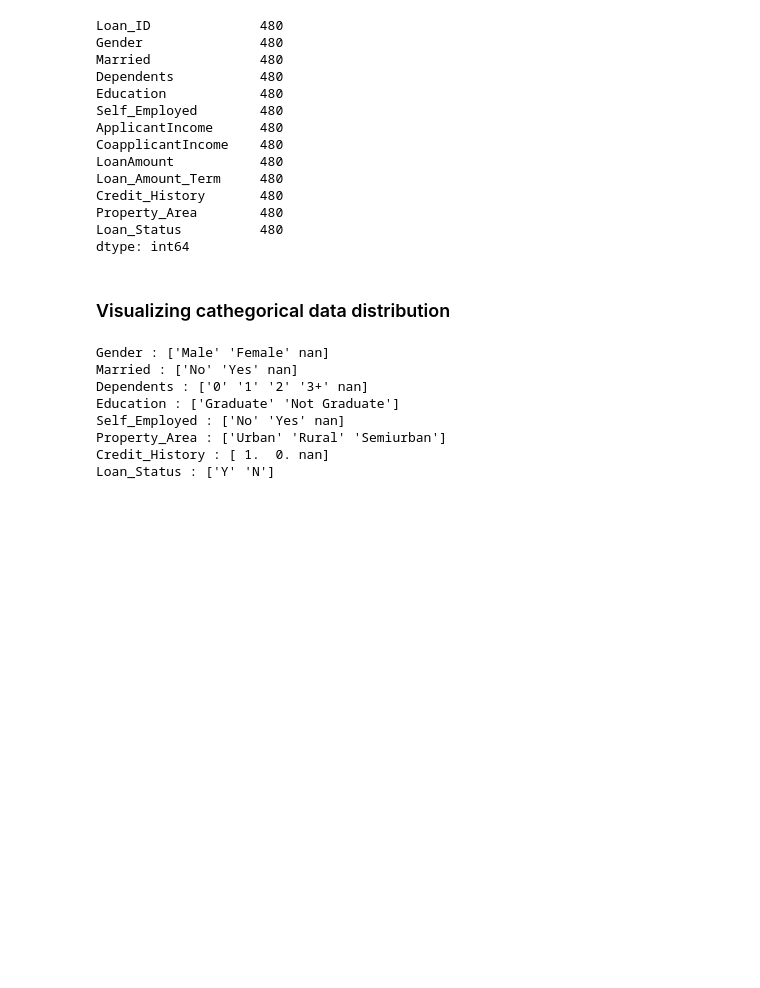
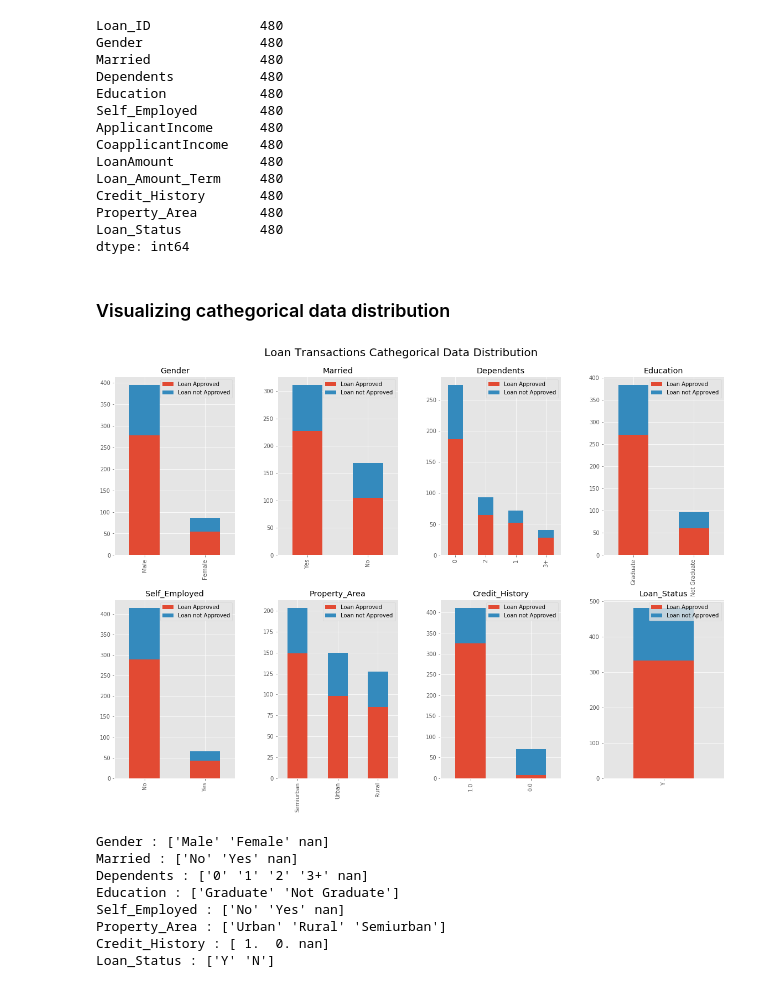
Before and after one commit to lucasthim/loan-prediction, a Jupyter notebook: 01_exploratory_analysis.ipynb, the cells around one changed output. Drawn from its saved outputs; the diff is of its cells as text; code cells hidden in the pictures; blank space fills up the shorter version.

Commit message:
Updating bar plot of cathegorical variables

```diff
--- a/01_exploratory_analysis.ipynb
+++ b/01_exploratory_analysis.ipynb
@@ -109,3 +109,36 @@ def plot_value_counts(df,title):
     plt.subplots_adjust(top=0.92, bottom=0.08, left=0.10, right=0.95, hspace=0.25,
                     wspace=0.35)
     plt.show()
+
+
+def plot_variable_distribution(df,title,show_loan_approval = True):
+
+    n_columns = 4
+    n_rows = 2
+    fig, axes = plt.subplots(n_rows,n_columns,figsize=(18, 12))
+    fig.suptitle(title,fontsize = 20)
+
+    for index,col in enumerate(df.columns):
+
+
+        keys = df[col].value_counts().keys().to_list()
+        row_index = int(index/n_columns)
+        col_index = int(index - n_columns*row_index)
+
+        if show_loan_approval:
+            approved = df.copy()[df['Loan_Status'] == 'Y'][col]
+            approved = approved.value_counts().to_list()
+            not_approved = df.copy()[df['Loan_Status'] == 'N'][col]
+            not_approved = not_approved.value_counts().to_list()
+            ax = pd.DataFrame({'Loan Approved': approved, 'Loan not Approved': not_approved}).plot(kind='bar', stacked=True,ax = axes[row_index][col_index])
+            ax.set_xticklabels(keys)
+            handles, labels = ax.get_legend_handles_labels()
+            fig.legend(handles, labels, loc='upper center')
+        else:
+            unique_counts =  df[col].value_counts().to_list()
+            axes[row_index][col_index].bar(keys,unique_counts)
+        axes[row_index][col_index].set_title(col)
+
+    plt.subplots_adjust(top=0.92, bottom=0.08, left=0.10, right=0.95, hspace=0.25,
+                    wspace=0.35)
+    plt.show()
@@ -112,3 +157,7 @@ def plot_value_counts(df,title):
+# %%
+plot_variable_distribution(df_import_no_nan[cathegorical_columns],'Loan Transactions Cathegorical Data Distribution',show_loan_approval=True)
+# %% [output]
+[figure, added]
 # %%
 cathegorical_columns = ['Gender', 'Married', 'Dependents', 'Education', 'Self_Employed', 'Property_Area', 'Credit_History', 'Loan_Status']
 show_column_options(df_import[cathegorical_columns])
```
Also changed, not shown: parts of 2 cells of this notebook.
